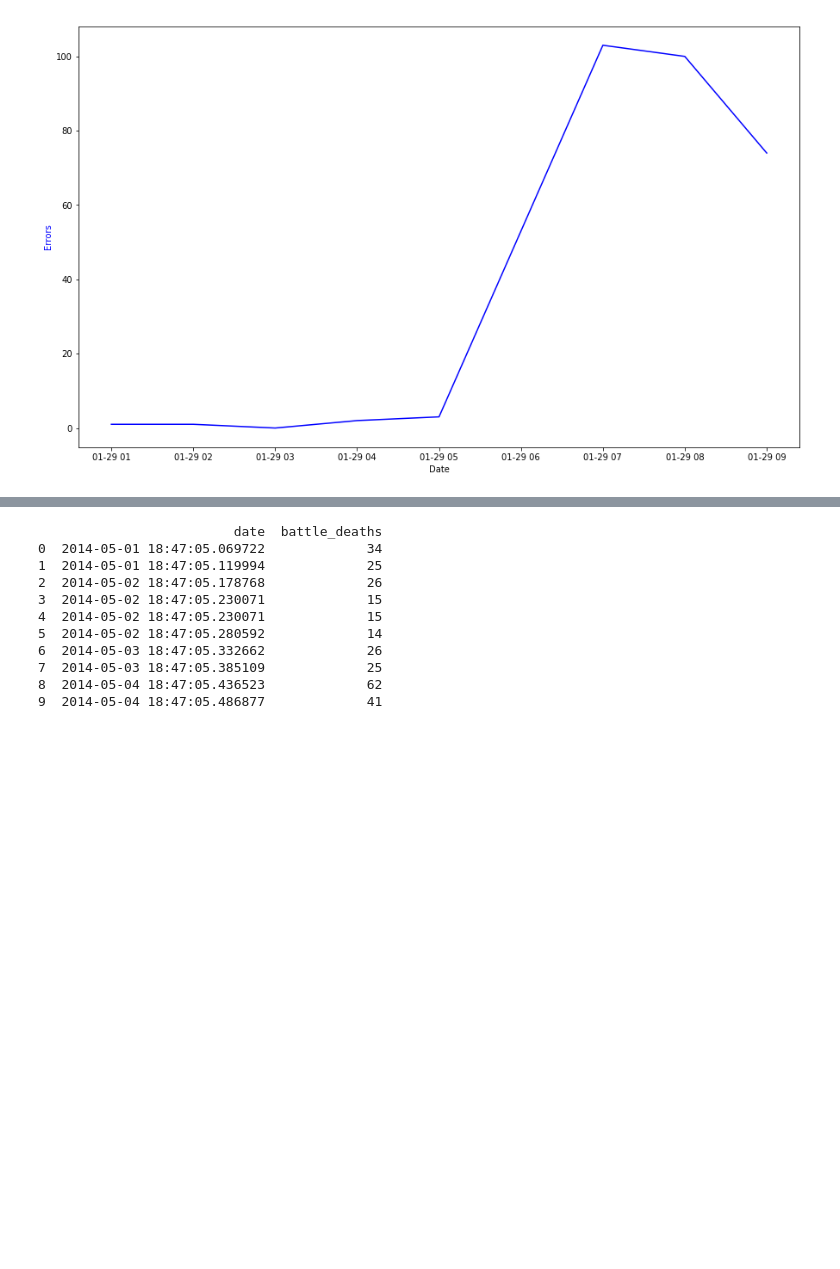
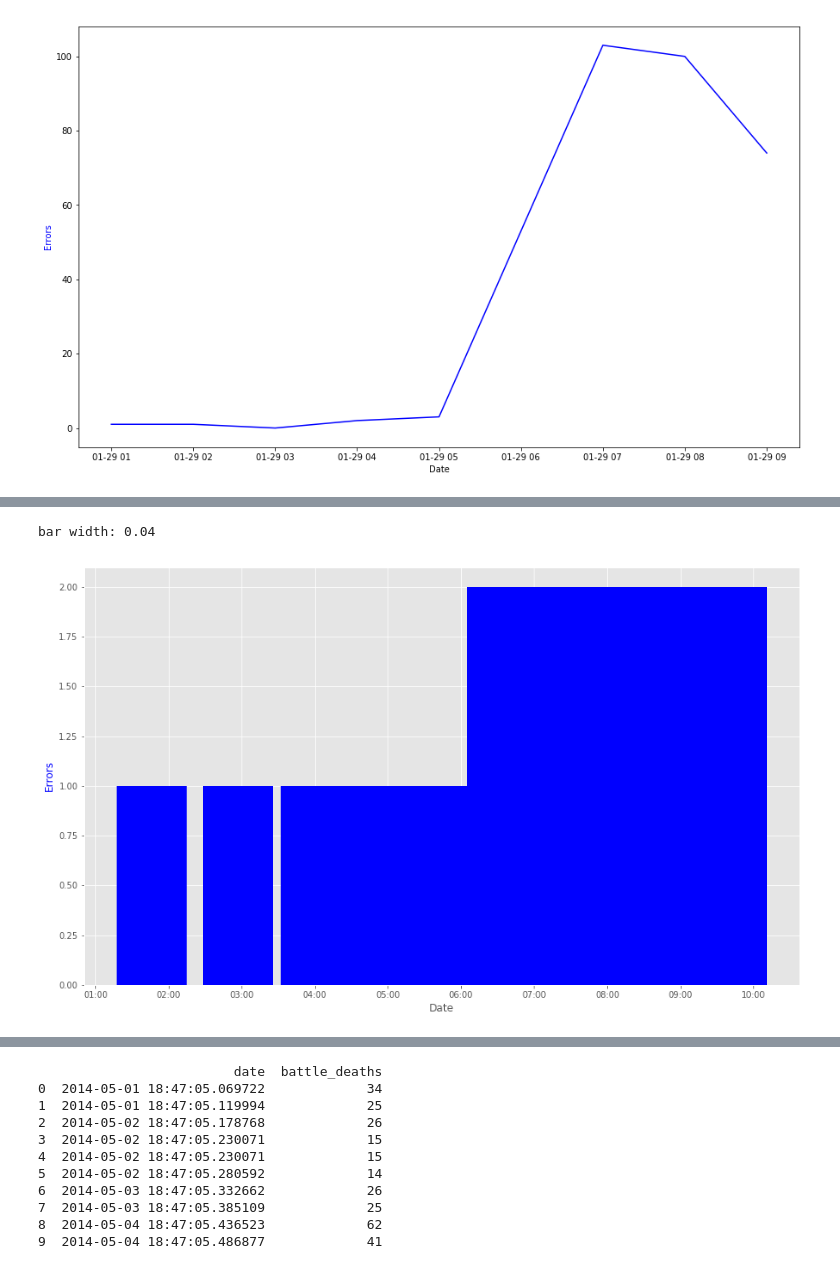
Before and after one commit to bobev18/errlogana, a Jupyter notebook: Log Error Analysis.ipynb, the cells around one changed output, grey strips where cells are left out. Saved outputs shown, nothing was run; the diff lists cells and outputs as text; code cells hidden in the pictures; blank space fills up the shorter version.

```diff
--- a/Log Error Analysis.ipynb
+++ b/Log Error Analysis.ipynb
@@ -649,0 +669,4 @@ barit(hdf, None)
+# %%
+mdf = pd.DataFrame()
+mdf['user'] = udf.user.resample('T').count()
+mdf.head()
@@ -649,0 +681,5 @@ barit(hdf, None)
+# %%
+barit(mdf, )
+# %% [output]
+bar width: 0.04
+[figure, added]
```
Also changed, not shown: parts of 17 cells of this notebook.
